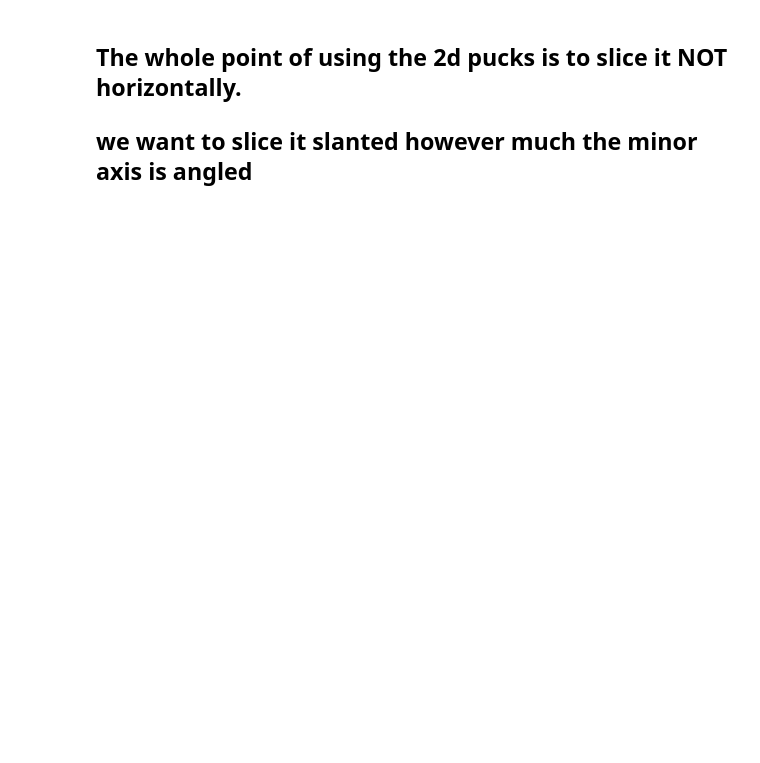
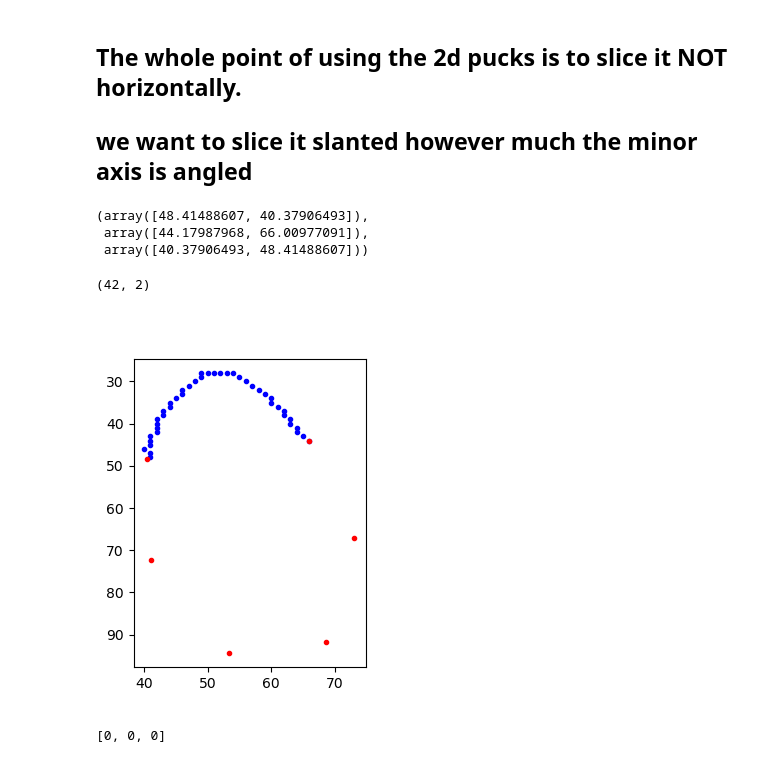
Before and after one commit to warrenmwang/echo_22, a Jupyter notebook: dev/longitudinal_strain/get2dpucks_1.ipynb, the cells around one changed output. Cells and saved outputs as stored; diff of their text form; code cells hidden in the pictures; blank space fills up the shorter version.

```diff
--- a/dev/longitudinal_strain/get2dpucks_1.ipynb
+++ b/dev/longitudinal_strain/get2dpucks_1.ipynb
@@ -389,0 +492,45 @@ plt.scatter(slice_points[:, 1], slice_points[:, 0]) # plot in x,y --- stored in
+# %%
+def ij_to_xy(p):
+    '''
+    input: p - (i,j)
+    output: p - (x,y)
+    x = j, y = i
+    '''
+    return np.array([p[1], p[0]])
+# %%
+divide_points[0][0], divide_points[0][1], ij_to_xy(divide_points[0][0])
+# %% [output]
+(array([48.41488607, 40.37906493]),
+ array([44.17987968, 66.00977091]),
+ array([40.37906493, 48.41488607]))
+# %%
+# get top points
+
+I_top_points = []
+p1 = ij_to_xy(divide_points[0][0])
+p2 = ij_to_xy(divide_points[0][1])
+
+for point in I_point_set:
+    # print(point)
+    p3 = ij_to_xy(point)
+
+    foo = is_point_above_below_line(p1, p2, p3)
+
+    # only want points BELOW this line for the top region
+    # store coords as ij
+    # want below the line because we flipped the yaxis for viewing.... sigh
+    if foo == -1:
+        I_top_points.append(point)
+
+I_top_points = np.array(I_top_points)
+# %%
+I_top_points.shape
+# %% [output]
+(42, 2)
+# %%
+fig, ax = plt.subplots(1,1, figsize=(3,4))
+ax.scatter(I_top_points[:, 1], I_top_points[:, 0], marker='.', color='b', zorder=2)
+ax.scatter(divide_points_j_vals, divide_points_i_vals, marker='.', color='r', zorder=3)
+ax.invert_yaxis()
+# %% [output]
+[figure, added]
@@ -389,0 +541,4 @@ plt.scatter(slice_points[:, 1], slice_points[:, 0]) # plot in x,y --- stored in
+# %%
+I_regional_point_sets
+# %% [output]
+[0, 0, 0]
```
Also changed, not shown: parts of 29 cells of this notebook, 4 other files.
